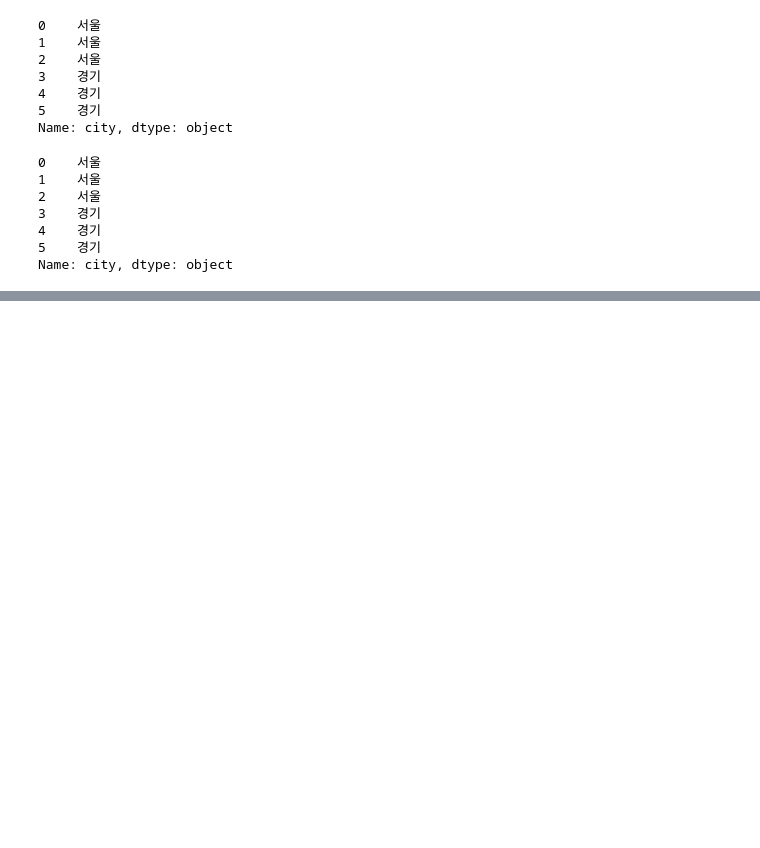
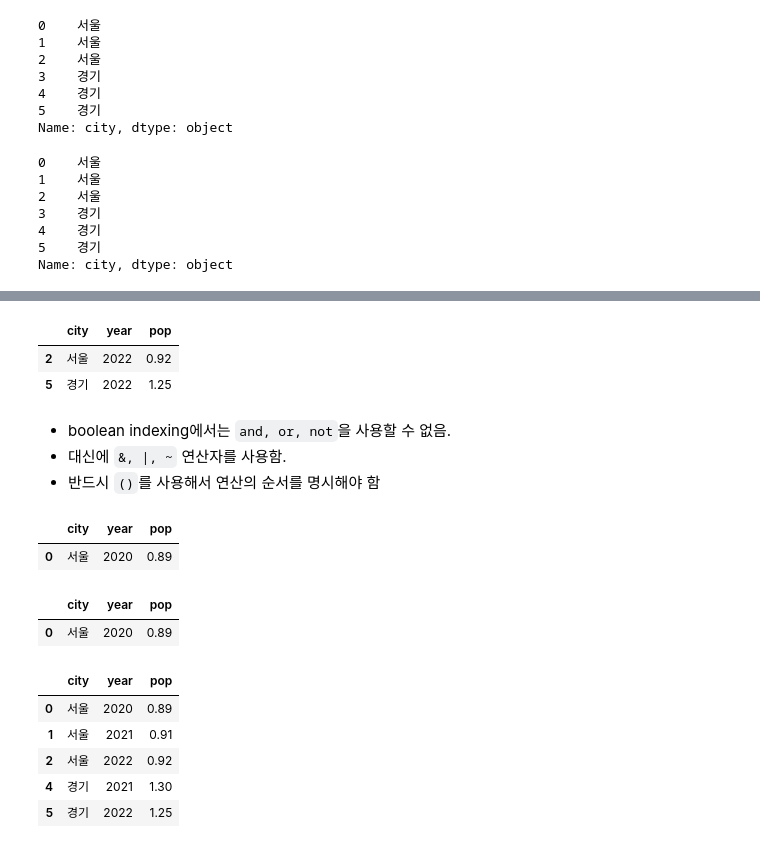
Before and after one commit to sejinseo/Itwill_Python, a Jupyter notebook: py19_pandas.ipynb, the cells around one changed output, grey strips where cells are left out. Cells and saved outputs as stored; diff of their text form; code cells hidden in the pictures; blank space fills up the shorter version.

```diff
--- a/py19_pandas.ipynb
+++ b/py19_pandas.ipynb
@@ -310,0 +436,31 @@ Name: city, dtype: object
+# %%
+df[df['year'] == 2022]
+# %% [output]
+|  | city | year | pop |
+| 2 | 서울 | 2022 | 0.92 |
+| 5 | 경기 | 2022 | 1.25 |
+# %% [markdown]
+* boolean indexing에서는 `and, or, not`을 사용할 수 없음.
+* 대신에 `&, |, ~` 연산자를 사용함.
+* 반드시 `()`를 사용해서 연산의 순서를 명시해야 함
+# %%
+# 서울의 2020년 레코드만 선택
+df[(df['city'] == '서울') & (df['year'] == 2020)]
+# %% [output]
+|  | city | year | pop |
+| 0 | 서울 | 2020 | 0.89 |
+# %%
+df[(df.city == '서울') & (df.year == 2020)]
+# %% [output]
+|  | city | year | pop |
+| 0 | 서울 | 2020 | 0.89 |
+# %%
+# city가 '서울'이거나 또는 pop이 1.2 이상인 레코드들을 선택
+df[(df['city'] =='서울') | (df['pop'] >= 1.2)]
+# %% [output]
+|  | city | year | pop |
+| 0 | 서울 | 2020 | 0.89 |
+| 1 | 서울 | 2021 | 0.91 |
+| 2 | 서울 | 2022 | 0.92 |
+| 4 | 경기 | 2021 | 1.30 |
+| 5 | 경기 | 2022 | 1.25 |
```
Also changed, not shown: parts of 21 cells of this notebook.
